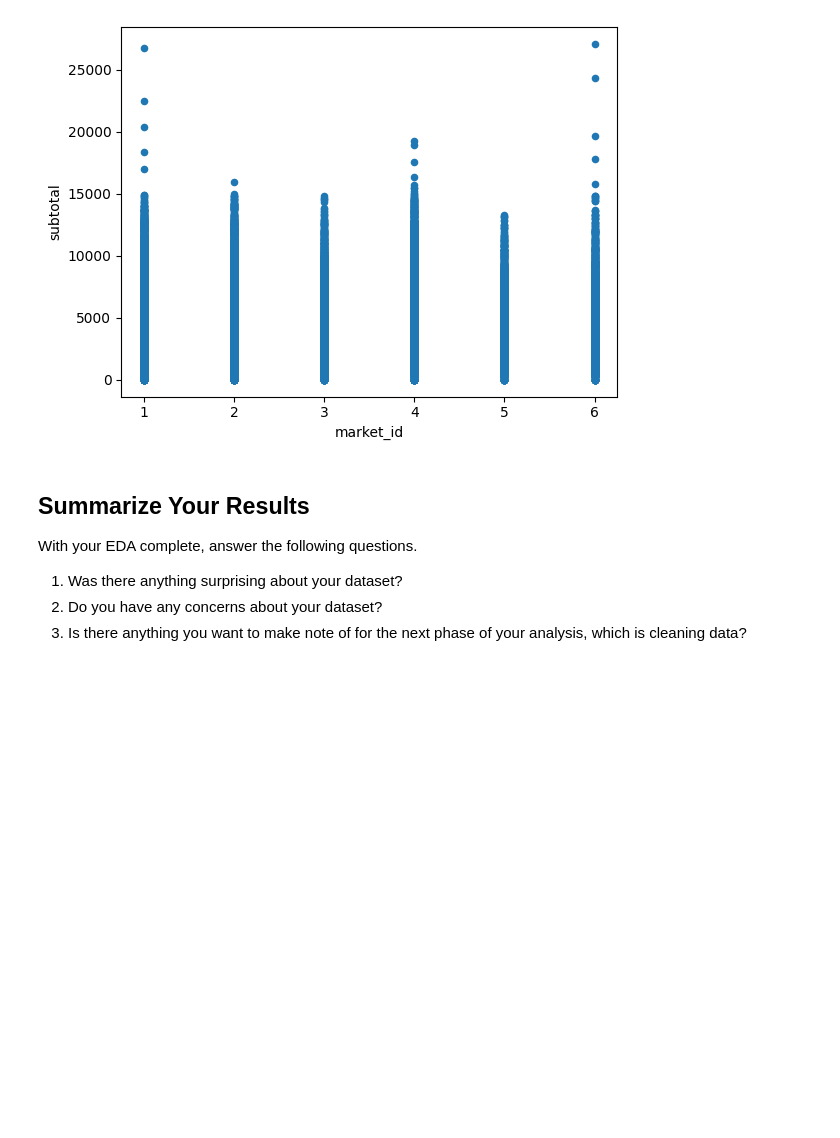
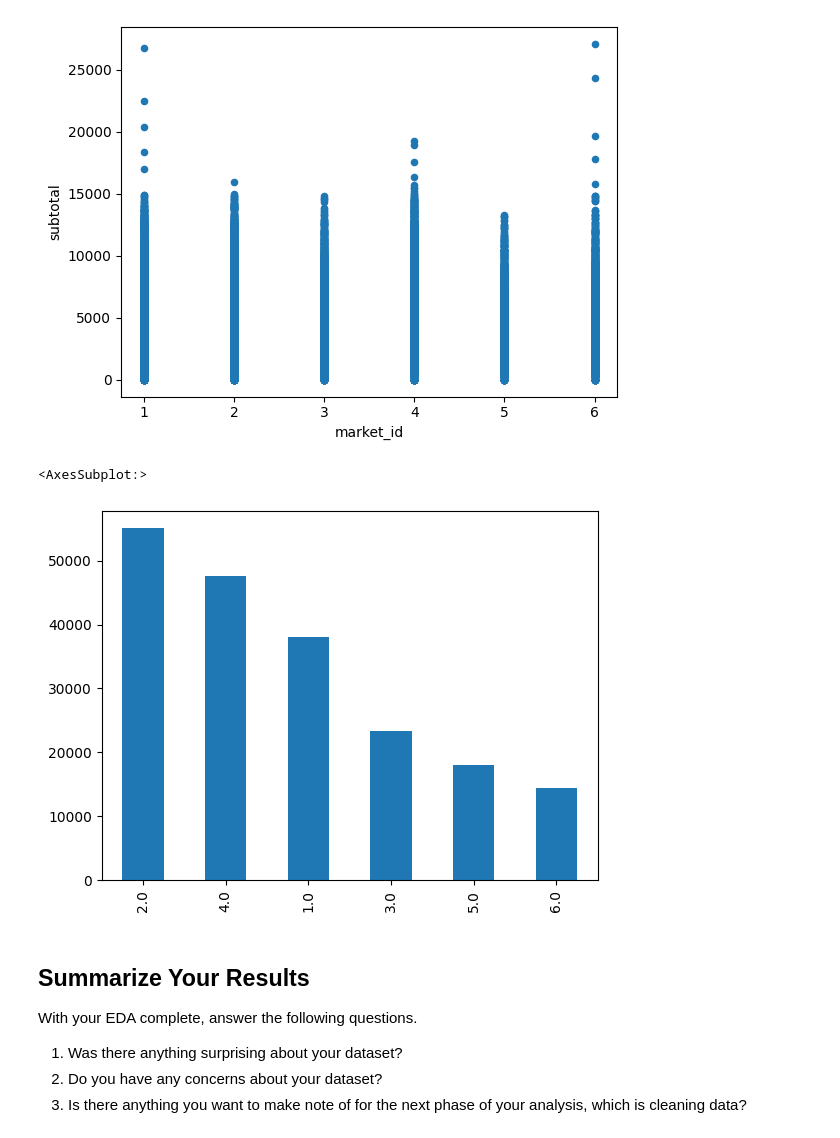
Before and after one commit to a-s-h-l-e-y/eda-checkpoint, a Jupyter notebook: checkpoint-two.ipynb, the cells around one changed output. Drawn from its saved outputs; the diff is of its cells as text; code cells hidden in the pictures; blank space fills up the shorter version.

```diff
--- a/checkpoint-two.ipynb
+++ b/checkpoint-two.ipynb
@@ -174,6 +174,11 @@ df.plot.scatter(x="market_id",y="subtotal")
 # %% [output]
 <AxesSubplot:xlabel='market_id', ylabel='subtotal'>
 [figure]
+# %%
+df['market_id'].value_counts().plot(kind='bar')
+# %% [output]
+<AxesSubplot:>
+[figure, added]
 # %% [markdown]
 ## Summarize Your Results
 
```
Also changed, not shown: parts of 1 cell of this notebook.
